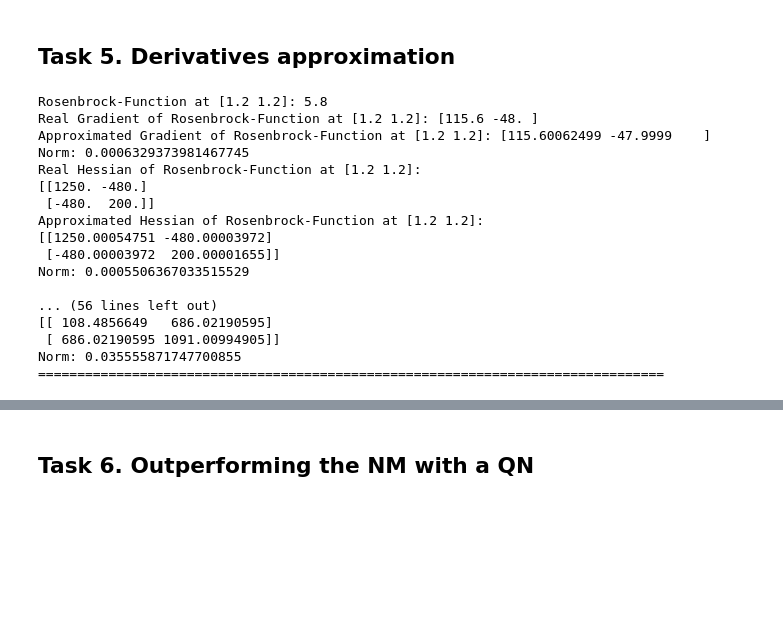
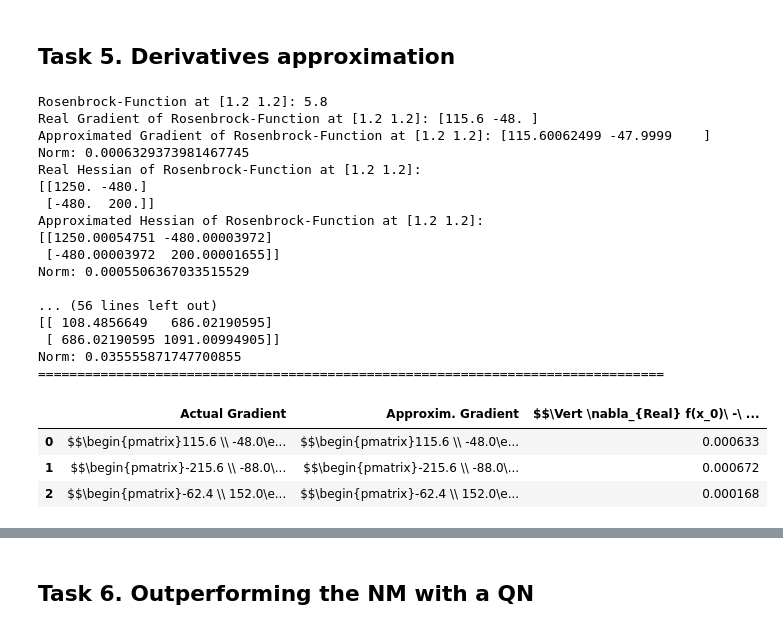
Before and after one commit to pilzpascal/ss23_Numerical_Optimisation, a Jupyter notebook: 1/Phase 2/phase2.ipynb, the cells around one changed output, grey strips where cells are left out. Cells and saved outputs as stored; diff of their text form; code cells hidden in the pictures; blank space fills up the shorter version.

Commit message:
Add Approximation DataFrame

```diff
--- a/1/Phase 2/phase2.ipynb
+++ b/1/Phase 2/phase2.ipynb
@@ -466,8 +466,56 @@ from approx_gradient import rosenbrock_function,\
                             function1_h,\
                             approximate_gradient, approximate_hessian
 
+def approximate(f: callable, rf: callable, af: callable, sps: np.ndarray, names: np.ndarray) -> pd.DataFrame:
+    """
+    Creates a pandas DataFrame for visualization of the data
+
+    Parameters
+    ----------
+    f : callable
+        Function `f(x)`
+    rf : callable
+        Gradient Function of `f(x)`
+    af : callable
+        Approximation function
+    sps : np.ndarray
+        List of starting points
+    names : np.ndarray
+        Names for the first two rows in pandas output
+
+    Returns
+    -------
+    df_dicts
+    """
+
+    df_dicts = []
+    for sp in sps:
+        real = rf(sp)
+        appr = af(f, sp)
+
+        real_r = np.round(real, 2)
+        appr_r = np.round(appr, 2)
+        if len(appr.shape) < 2:
+            real_r = np.round([real], 2).reshape((len(real), 1))
+            appr_r = np.round([appr], 2).reshape((len(appr), 1))
+
+        real_str = []
+        appr_str = []
+        for rd1, ad1 in zip(real_r, appr_r):
+            real_str.append(r' \ '.join([str(rd2) for rd2 in rd1]))
+            appr_str.append(r' \ '.join([str(ad2) for ad2 in ad1]))
+
+        df_dicts.append({
+                       f'{names[0]}': r'$$\begin{pmatrix}' + r' \\ '.join([str(d) for d in real_str]) + r'\end{pmatrix}$$',
+                       f'{names[1]}': r'$$\begin{pmatrix}' + r' \\ '.join([str(d) for d in appr_str]) + r'\end{pmatrix}$$',
+                       '$$\Vert \nabla_{Real} f(x_0)\ -\ \nabla_{Approximated} f(x_0)\ \Vert$$': np.linalg.norm(real - appr),
+                    })
+    return df_dicts
+
 rosenbrock_function_sp = np.array([[1.2, 1.2], [-1.2, 1], [0.2, 0.8]])
 function1_sp = np.array([[-0.2, 1.2], [3.8, 0.1], [1.9, 0.6]])
+
+df_dicts = []
 
 for i in range(3):
     real_ros_g = rosenbrock_function_g(rosenbrock_function_sp[i])
@@ -486,30 +534,43 @@ for i in range(3):
     real_f1_g = function1_g(function1_sp[i])
     appr_f1_g = approximate_gradient(function1, function1_sp[i])
     real_f1_h = function1_h(function1_sp[i])
     appr_f1_h = approximate_hessian(function1, function1_sp[i])
     print(f"Function1 at {function1_sp[i]}: {function1(function1_sp[i])}")
     print(f"Real Gradient of Function1 at {function1_sp[i]}: {real_f1_g}")
     print(f"Approximated Gradient of Function1 at {function1_sp[i]}: {appr_f1_g}")
     print(f"Norm: {np.linalg.norm(real_f1_g - appr_f1_g)}")
     print(f"Real Hessian of Function1 at {function1_sp[i]}:\n{real_f1_h}")
     print(f"Approximated Hessian of Function1 at {function1_sp[i]}:\n{appr_f1_h}")
     print(f"Norm: {np.linalg.norm(real_f1_h - appr_f1_h)}")
     print("="*80)
+
+    df_dicts.append({
+                       'Actual Gradient': r'$$\begin{pmatrix}' + r' \\ '.join([str(round(d, 2)) for d in real_ros_g]) + r'\end{pmatrix}$$',
+                       'Approxim. Gradient': r'$$\begin{pmatrix}' + r' \\ '.join([str(round(d, 2)) for d in appr_ros_g]) + r'\end{pmatrix}$$',
+                       #'$$x_k$$': r'$$\begin{pmatrix}' + r' \\ '.join([str(round(d, 2)) for d in x_approx]) + r'\end{pmatrix}$$',
+                       '$$\Vert \nabla_{Real} f(x_0)\ -\ \nabla_{Approximated} f(x_0)\ \Vert$$': np.linalg.norm(real_ros_g - appr_ros_g),
+                    })
+
+display(pd.DataFrame(df_dicts))
 # %% [output]
 Rosenbrock-Function at [1.2 1.2]: 5.8
 Real Gradient of Rosenbrock-Function at [1.2 1.2]: [115.6 -48. ]
 Approximated Gradient of Rosenbrock-Function at [1.2 1.2]: [115.60062499 -47.9999    ]
 Norm: 0.0006329373981467745
 Real Hessian of Rosenbrock-Function at [1.2 1.2]:
 [[1250. -480.]
  [-480.  200.]]
 Approximated Hessian of Rosenbrock-Function at [1.2 1.2]:
 [[1250.00054751 -480.00003972]
  [-480.00003972  200.00001655]]
 Norm: 0.0005506367033515529
 
 ... (56 lines left out)
 [[ 108.4856649   686.02190595]
  [ 686.02190595 1091.00994905]]
 Norm: 0.035555871747700855
 ================================================================================
+|  | Actual Gradient | Approxim. Gradient | $$\Vert \nabla_{Real} f(x_0)\ -\ ... |
+| 0 | $$\begin{pmatrix}115.6 \\ -48.0\e... | $$\begin{pmatrix}115.6 \\ -48.0\e... | 0.000633 |
+| 1 | $$\begin{pmatrix}-215.6 \\ -88.0\... | $$\begin{pmatrix}-215.6 \\ -88.0\... | 0.000672 |
+| 2 | $$\begin{pmatrix}-62.4 \\ 152.0\e... | $$\begin{pmatrix}-62.4 \\ 152.0\e... | 0.000168 |
```
Also changed, not shown: parts of 6 cells of this notebook.
